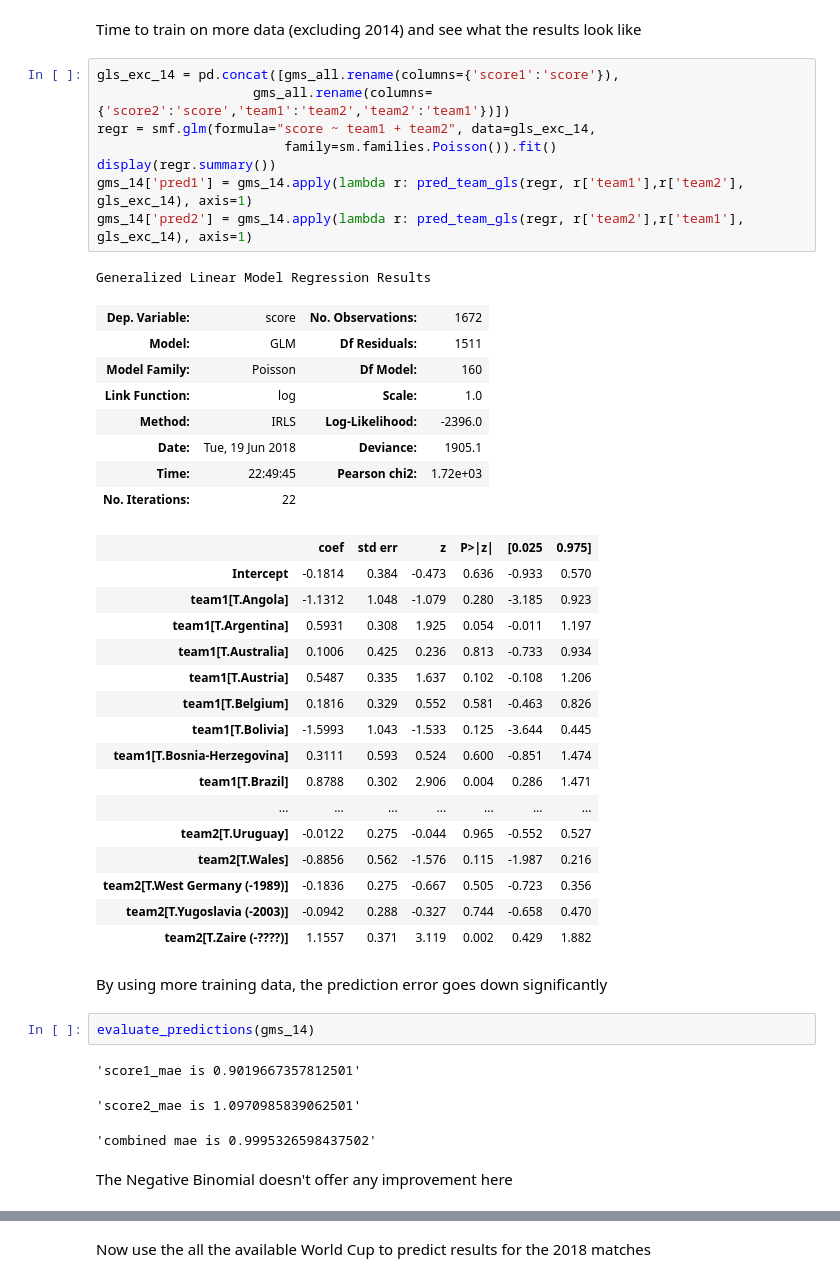
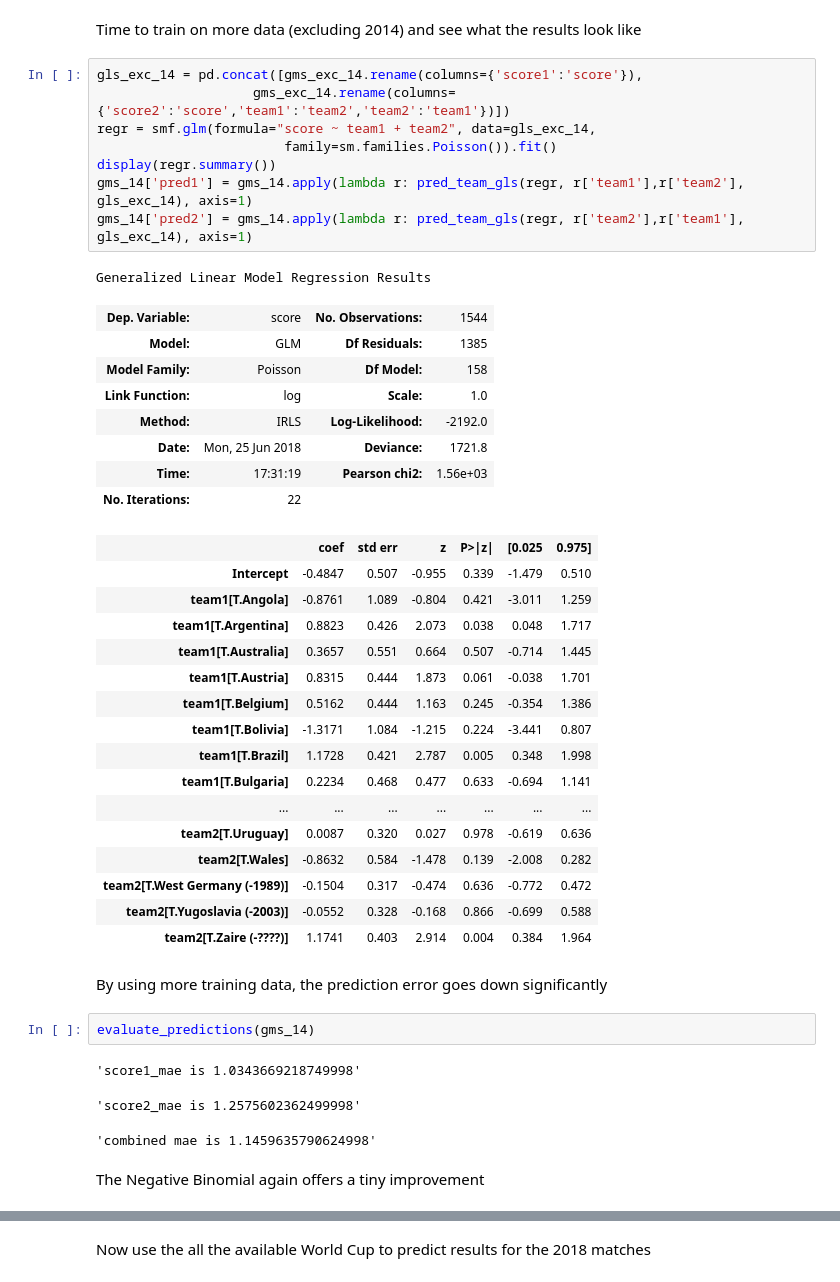
Before and after one commit to zw10/world-cup-forecasting, a Jupyter notebook: baseline/baseline.ipynb, the cells around one changed output, grey strips where cells are left out. Saved outputs shown, nothing was run; the diff lists cells and outputs as text.

```diff
--- a/baseline/baseline.ipynb
+++ b/baseline/baseline.ipynb
@@ -132,49 +132,49 @@ evaluate_predictions(gms_14)
 # %% [markdown]
 Time to train on more data (excluding 2014) and see what the results look like
 # %%
-gls_exc_14 = pd.concat([gms_all.rename(columns={'score1':'score'}),
-                    gms_all.rename(columns={'score2':'score','team1':'team2','team2':'team1'})])
+gls_exc_14 = pd.concat([gms_exc_14.rename(columns={'score1':'score'}),
+                    gms_exc_14.rename(columns={'score2':'score','team1':'team2','team2':'team1'})])
 regr = smf.glm(formula="score ~ team1 + team2", data=gls_exc_14,
                         family=sm.families.Poisson()).fit()
 display(regr.summary())
 gms_14['pred1'] = gms_14.apply(lambda r: pred_team_gls(regr, r['team1'],r['team2'], gls_exc_14), axis=1)
 gms_14['pred2'] = gms_14.apply(lambda r: pred_team_gls(regr, r['team2'],r['team1'], gls_exc_14), axis=1)
 # %% [output]
 Generalized Linear Model Regression Results
-| Dep. Variable: | score | No. Observations: | 1672 |
-| Model: | GLM | Df Residuals: | 1511 |
-| Model Family: | Poisson | Df Model: | 160 |
+| Dep. Variable: | score | No. Observations: | 1544 |
+| Model: | GLM | Df Residuals: | 1385 |
+| Model Family: | Poisson | Df Model: | 158 |
 | Link Function: | log | Scale: | 1.0 |
-| Method: | IRLS | Log-Likelihood: | -2396.0 |
-| Date: | Tue, 19 Jun 2018 | Deviance: | 1905.1 |
-| Time: | 22:49:45 | Pearson chi2: | 1.72e+03 |
+| Method: | IRLS | Log-Likelihood: | -2192.0 |
+| Date: | Mon, 25 Jun 2018 | Deviance: | 1721.8 |
+| Time: | 17:31:19 | Pearson chi2: | 1.56e+03 |
 | No. Iterations: | 22 |  |  |
 |  | coef | std err | z | P>|z| | [0.025 | 0.975] |
-| Intercept | -0.1814 | 0.384 | -0.473 | 0.636 | -0.933 | 0.570 |
-| team1[T.Angola] | -1.1312 | 1.048 | -1.079 | 0.280 | -3.185 | 0.923 |
-| team1[T.Argentina] | 0.5931 | 0.308 | 1.925 | 0.054 | -0.011 | 1.197 |
-| team1[T.Australia] | 0.1006 | 0.425 | 0.236 | 0.813 | -0.733 | 0.934 |
-| team1[T.Austria] | 0.5487 | 0.335 | 1.637 | 0.102 | -0.108 | 1.206 |
-| team1[T.Belgium] | 0.1816 | 0.329 | 0.552 | 0.581 | -0.463 | 0.826 |
-| team1[T.Bolivia] | -1.5993 | 1.043 | -1.533 | 0.125 | -3.644 | 0.445 |
-| team1[T.Bosnia-Herzegovina] | 0.3111 | 0.593 | 0.524 | 0.600 | -0.851 | 1.474 |
-| team1[T.Brazil] | 0.8788 | 0.302 | 2.906 | 0.004 | 0.286 | 1.471 |
+| Intercept | -0.4847 | 0.507 | -0.955 | 0.339 | -1.479 | 0.510 |
+| team1[T.Angola] | -0.8761 | 1.089 | -0.804 | 0.421 | -3.011 | 1.259 |
+| team1[T.Argentina] | 0.8823 | 0.426 | 2.073 | 0.038 | 0.048 | 1.717 |
+| team1[T.Australia] | 0.3657 | 0.551 | 0.664 | 0.507 | -0.714 | 1.445 |
+| team1[T.Austria] | 0.8315 | 0.444 | 1.873 | 0.061 | -0.038 | 1.701 |
+| team1[T.Belgium] | 0.5162 | 0.444 | 1.163 | 0.245 | -0.354 | 1.386 |
+| team1[T.Bolivia] | -1.3171 | 1.084 | -1.215 | 0.224 | -3.441 | 0.807 |
+| team1[T.Brazil] | 1.1728 | 0.421 | 2.787 | 0.005 | 0.348 | 1.998 |
+| team1[T.Bulgaria] | 0.2234 | 0.468 | 0.477 | 0.633 | -0.694 | 1.141 |
 | ... | ... | ... | ... | ... | ... | ... |
-| team2[T.Uruguay] | -0.0122 | 0.275 | -0.044 | 0.965 | -0.552 | 0.527 |
-| team2[T.Wales] | -0.8856 | 0.562 | -1.576 | 0.115 | -1.987 | 0.216 |
-| team2[T.West Germany (-1989)] | -0.1836 | 0.275 | -0.667 | 0.505 | -0.723 | 0.356 |
-| team2[T.Yugoslavia (-2003)] | -0.0942 | 0.288 | -0.327 | 0.744 | -0.658 | 0.470 |
-| team2[T.Zaire (-????)] | 1.1557 | 0.371 | 3.119 | 0.002 | 0.429 | 1.882 |
+| team2[T.Uruguay] | 0.0087 | 0.320 | 0.027 | 0.978 | -0.619 | 0.636 |
+| team2[T.Wales] | -0.8632 | 0.584 | -1.478 | 0.139 | -2.008 | 0.282 |
+| team2[T.West Germany (-1989)] | -0.1504 | 0.317 | -0.474 | 0.636 | -0.772 | 0.472 |
+| team2[T.Yugoslavia (-2003)] | -0.0552 | 0.328 | -0.168 | 0.866 | -0.699 | 0.588 |
+| team2[T.Zaire (-????)] | 1.1741 | 0.403 | 2.914 | 0.004 | 0.384 | 1.964 |
 # %% [markdown]
 By using more training data, the prediction error goes down significantly
 # %%
 evaluate_predictions(gms_14)
 # %% [output]
-'score1_mae is 0.9019667357812501'
+'score1_mae is 1.0343669218749998'
-'score2_mae is 1.0970985839062501'
+'score2_mae is 1.2575602362499998'
-'combined mae is 0.9995326598437502'
+'combined mae is 1.1459635790624998'
 # %% [markdown]
-The Negative Binomial doesn't offer any improvement here
+The Negative Binomial again offers a tiny improvement
 # %%
 regr = smf.glm(formula="score ~ team1 + team2", data=gls_exc_14,
                         family=sm.families.NegativeBinomial()).fit()
```
Also changed, not shown: parts of 2 cells of this notebook.
